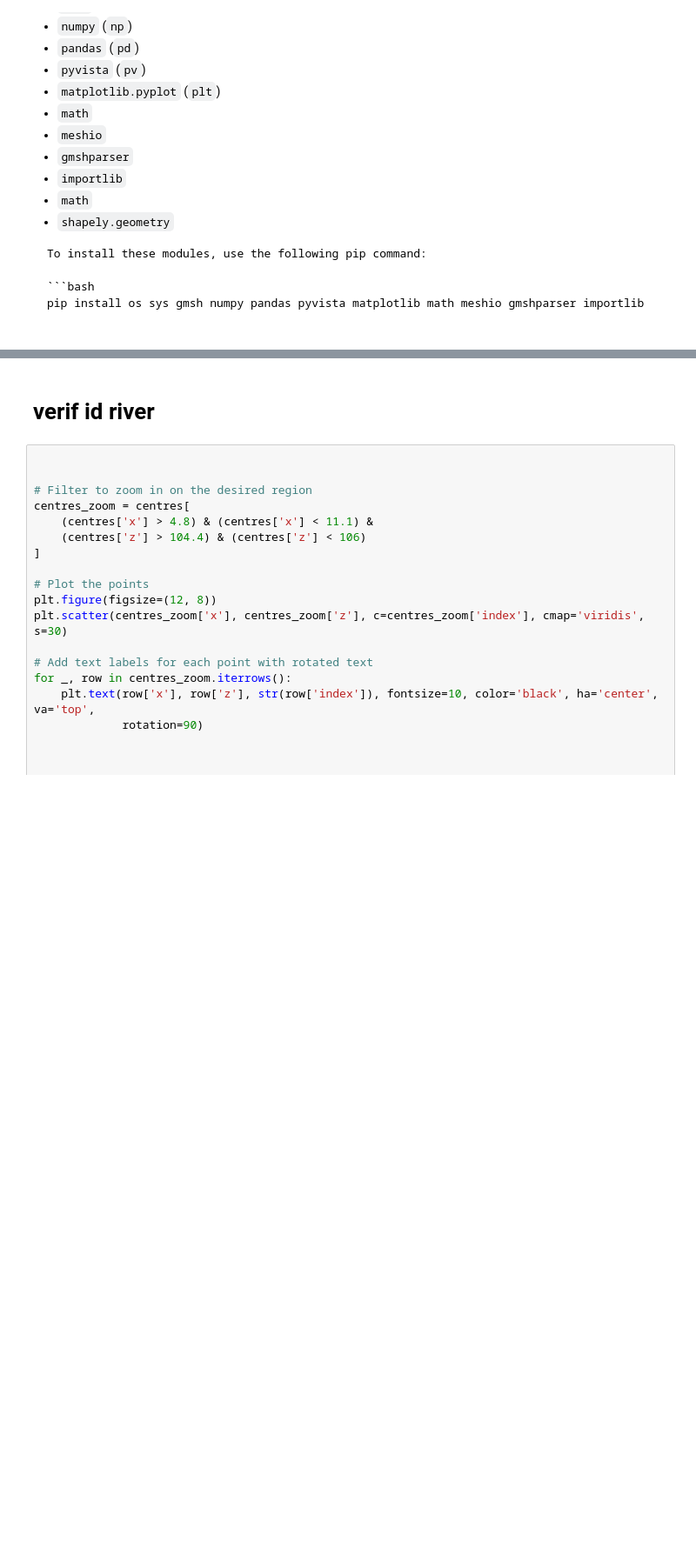
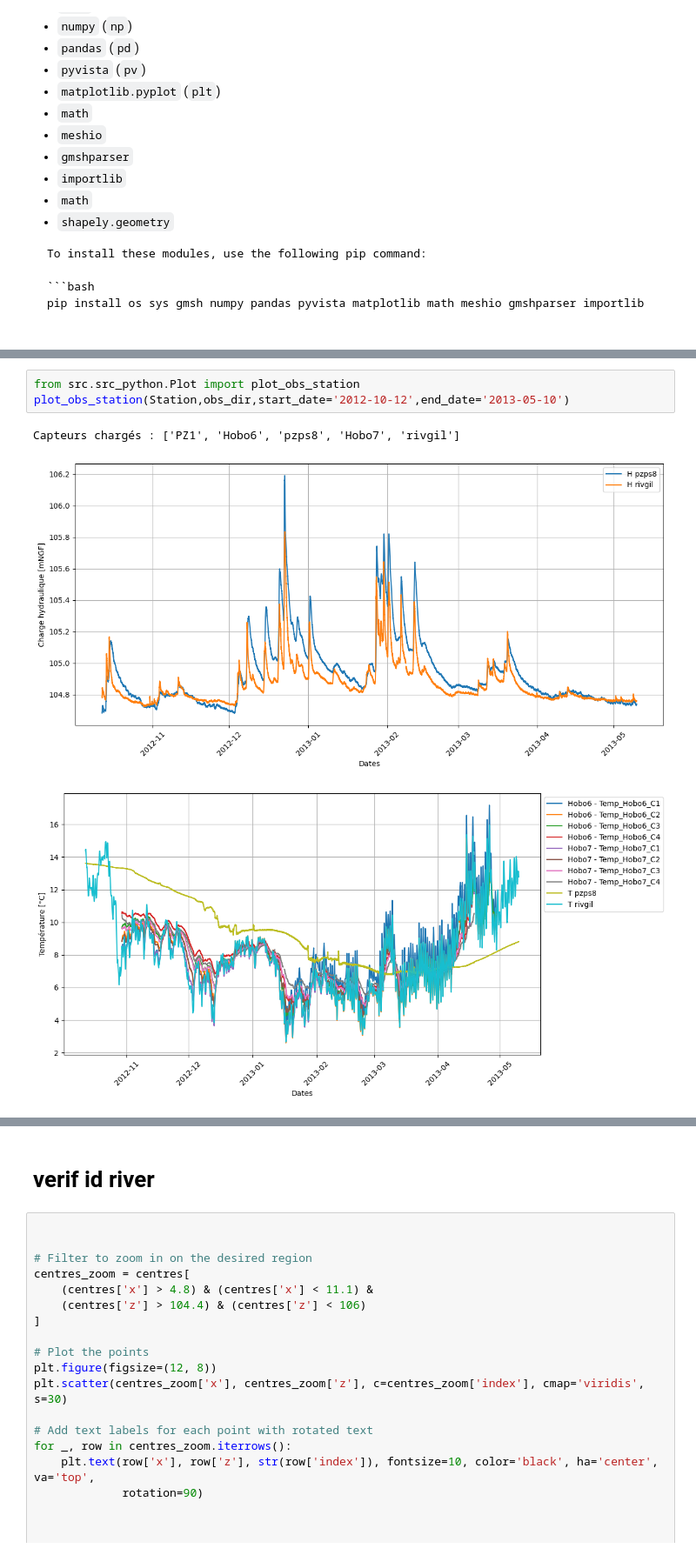
Before and after one commit to agnes-riviere/ginette, a Jupyter notebook: application/RIV2D/IntD_test.ipynb, the cells around one changed output, grey strips where cells are left out. Shown at 87% size. Cells and saved outputs as stored; diff of their text form; blank space fills up the shorter version.

```diff
--- a/application/RIV2D/IntD_test.ipynb
+++ b/application/RIV2D/IntD_test.ipynb
@@ -85,0 +158,7 @@ dz_pt100first=0.1
+# %%
+from src.src_python.Plot import plot_obs_station
+plot_obs_station(Station,obs_dir,start_date='2012-10-12',end_date='2013-05-10')
+# %% [output]
+Capteurs chargés : ['PZ1', 'Hobo6', 'pzps8', 'Hobo7', 'rivgil']
+[figure, added]
+[figure, added]
```
Also changed, not shown: parts of 70 cells of this notebook, 6 other files.
